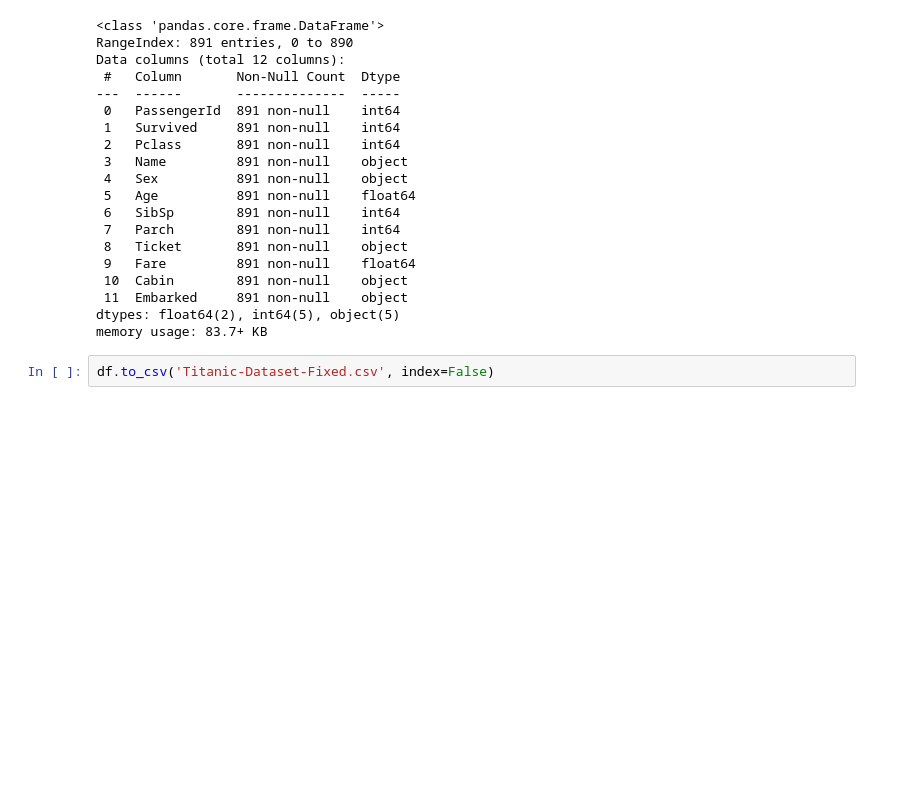
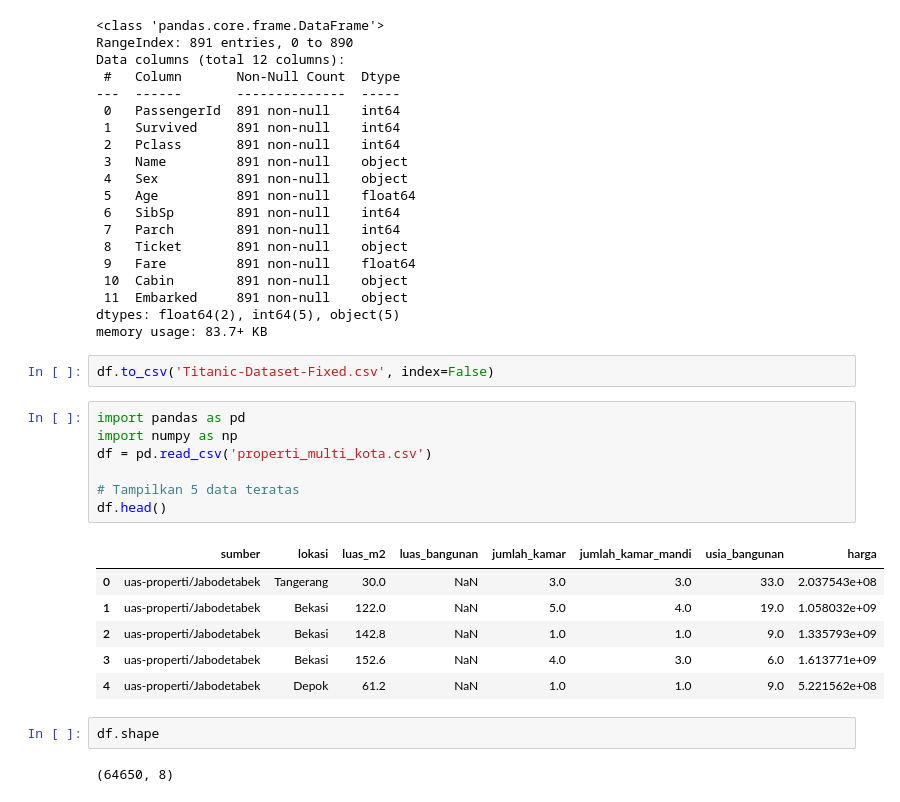
Before and after one commit to m1Febriansyah/244107020199-ML-12, a Jupyter notebook: JS02_Praktikum02.ipynb, the cells around one changed output. Cells and saved outputs as stored; diff of their text form; blank space fills up the shorter version.

```diff
--- a/JS02_Praktikum02.ipynb
+++ b/JS02_Praktikum02.ipynb
@@ -90,3 +90,21 @@ dtypes: float64(2), int64(5), object(5)
 memory usage: 83.7+ KB
 # %%
 df.to_csv('Titanic-Dataset-Fixed.csv', index=False)
+# %%
+import pandas as pd
+import numpy as np
+df = pd.read_csv('properti_multi_kota.csv')
+
+# Tampilkan 5 data teratas
+df.head()
+# %% [output]
+|  | sumber | lokasi | luas_m2 | luas_bangunan | jumlah_kamar | jumlah_kamar_mandi | usia_bangunan | harga |
+| 0 | uas-properti/Jabodetabek | Tangerang | 30.0 | NaN | 3.0 | 3.0 | 33.0 | 2.037543e+08 |
+| 1 | uas-properti/Jabodetabek | Bekasi | 122.0 | NaN | 5.0 | 4.0 | 19.0 | 1.058032e+09 |
+| 2 | uas-properti/Jabodetabek | Bekasi | 142.8 | NaN | 1.0 | 1.0 | 9.0 | 1.335793e+09 |
+| 3 | uas-properti/Jabodetabek | Bekasi | 152.6 | NaN | 4.0 | 3.0 | 6.0 | 1.613771e+09 |
+| 4 | uas-properti/Jabodetabek | Depok | 61.2 | NaN | 1.0 | 1.0 | 9.0 | 5.221562e+08 |
+# %%
+df.shape
+# %% [output]
+(64650, 8)
```
Also changed, not shown: parts of 4 cells of this notebook.
